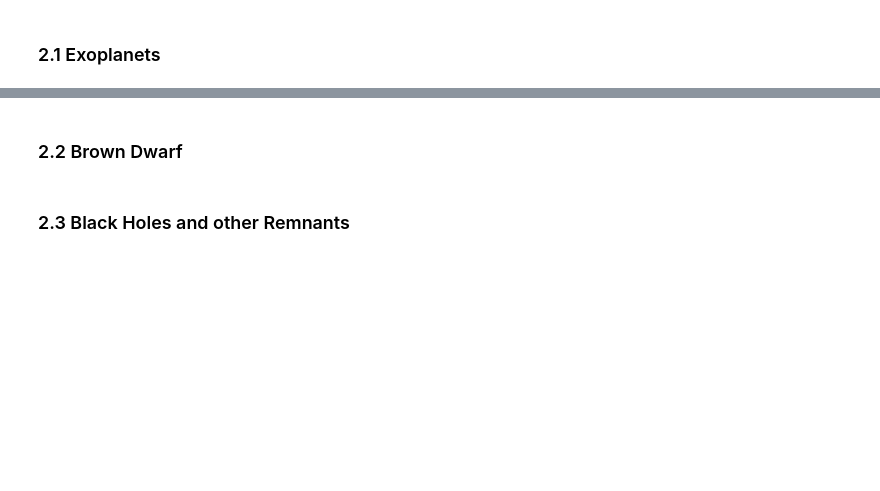
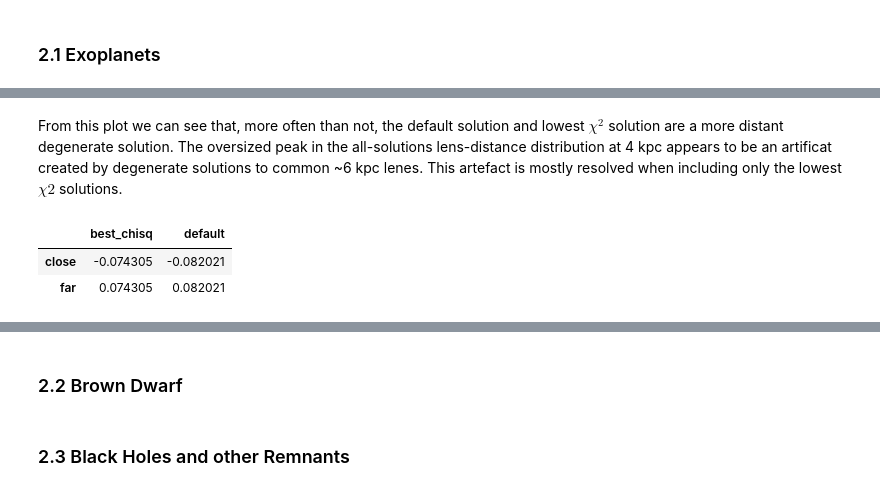
Before and after one commit to AmberLee2427/TheMicrolensersGuideToTheGalaxy, a Jupyter notebook: Notebooks/Introduction.ipynb, the cells around one changed output, grey strips where cells are left out. Cells and saved outputs as stored; diff of their text form; code cells hidden in the pictures; blank space fills up the shorter version.

```diff
--- a/Notebooks/Introduction.ipynb
+++ b/Notebooks/Introduction.ipynb
@@ -615,0 +836,19 @@ plt.show()
+# %% [markdown]
+From this plot we can see that, more often than not, the default solution and lowest $\chi^2$ solution are a more distant degenerate solution. The oversized peak in the all-solutions lens-distance distribution at 4 kpc appears to be an artificat created by degenerate solutions to common ~6 kpc lenes. This artefact is mostly resolved when including only the lowest $\chi2$ solutions.
+# %%
+split_index=5  # Split the data into close and far regions at 5 kpc
+
+close_best_chisq = density_difference_best_chisq[:split_index]
+far_best_chisq = density_difference_best_chisq[split_index:]
+close_default = density_difference_default[:split_index]
+far_default = density_difference_default[split_index:]
+
+density_difference = pd.DataFrame({'best_chisq':[np.sum(close_best_chisq), np.sum(far_best_chisq)],
+                                   'default':[np.sum(close_default), np.sum(far_default)]},
+                                   index=['close', 'far'])
+
+density_difference
+# %% [output]
+|  | best_chisq | default |
+| close | -0.074305 | -0.082021 |
+| far | 0.074305 | 0.082021 |
```
Also changed, not shown: parts of 24 cells of this notebook, 12 other files.
